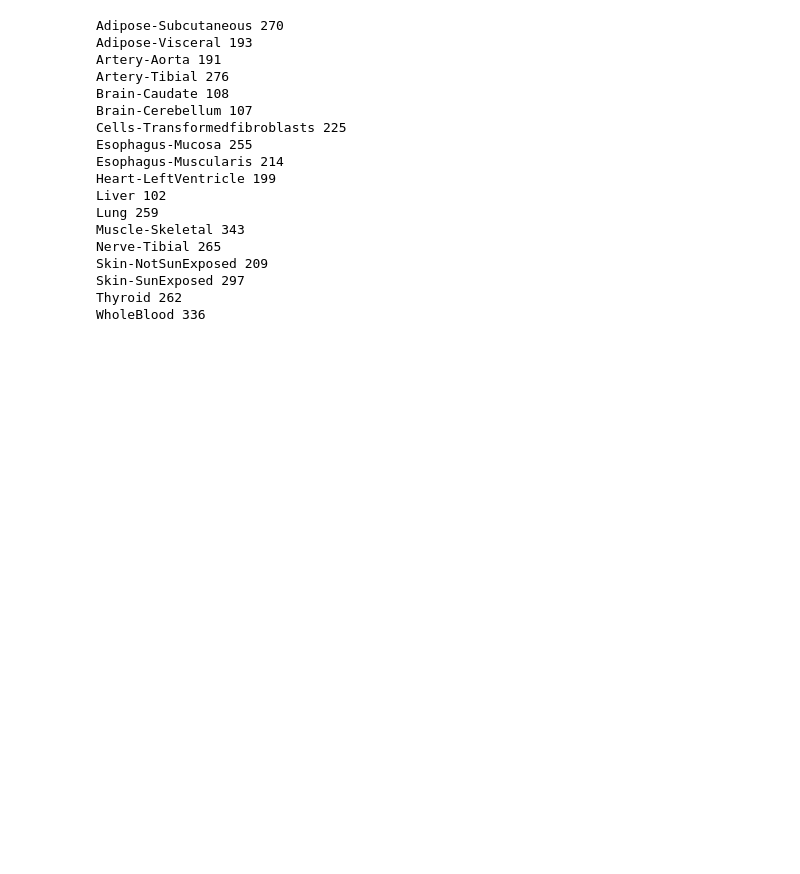
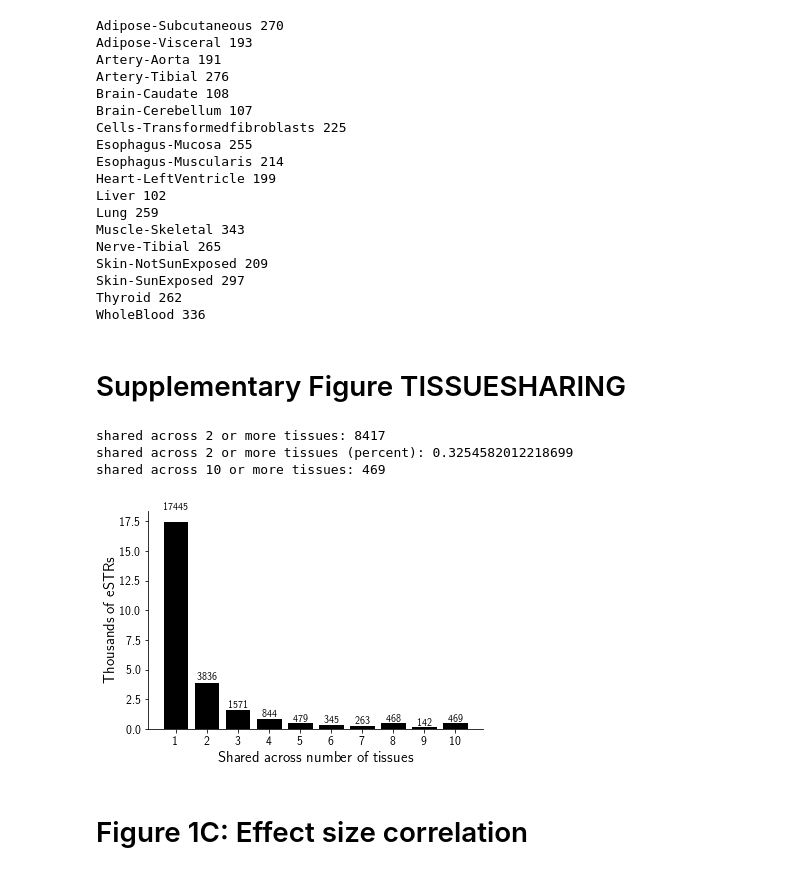
Before and after one commit to gymreklab/gtex-estrs-paper, a Jupyter notebook: Figures/eSTR-GTEx-Figure1.ipynb, the cells around one changed output. Cells and saved outputs as stored; diff of their text form; code cells hidden in the pictures; blank space fills up the shorter version.

```diff
--- a/Figures/eSTR-GTEx-Figure1.ipynb
+++ b/Figures/eSTR-GTEx-Figure1.ipynb
@@ -210,3 +277,5 @@ Skin-NotSunExposed 209
 Skin-SunExposed 297
 Thyroid 262
 WholeBlood 336
+# %% [markdown]
+# Supplementary Figure TISSUESHARING
@@ -212,0 +297,44 @@ WholeBlood 336
+# %%
+counts = []
+for i in range(1, 11):
+    if i == 10:
+        counts.append(alldata[alldata["num.tissues"]>=i].shape[0])
+    else: counts.append(alldata[alldata["num.tissues"]==i].shape[0])
+# %%
+fig = plt.figure()
+ax = fig.add_subplot(111)
+ax.spines['right'].set_visible(False)
+ax.spines['top'].set_visible(False)
+ax.yaxis.set_ticks_position('left')
+ax.xaxis.set_ticks_position('bottom')
+
+countsbar = ax.bar(range(1, 11), counts, color="black")
+ax.set_xticks(range(1, 11))
+ax.set_xticklabels([int(x) for x in ax.get_xticks()], size=12);
+ax.set_yticklabels([int(x)/1000 for x in ax.get_yticks()], size=12);
+ax.set_xlabel("Shared across number of tissues", size=15)
+ax.set_ylabel("Thousands of eSTRs", size=15);
+
+# Add text
+def autolabel(rects):
+    """
+    Attach a text label above each bar displaying its height
+    """
+    for rect in rects:
+        height = rect.get_height()
+        ax.text(rect.get_x() + rect.get_width()/2., 1.05*height,
+                '%d' % int(height),
+                ha='center', va='bottom')
+autolabel(countsbar)
+if SAVEPLOT: fig.savefig(os.path.join(RESULTSDIR,"SuppFig_TISSUESHARING.pdf"))
+
+print("shared across 2 or more tissues: %s"%alldata[alldata["num.tissues"]>=2].shape[0])
+print("shared across 2 or more tissues (percent): %s"%(alldata[alldata["num.tissues"]>=2].shape[0]*1.0/alldata.shape[0]))
+print("shared across 10 or more tissues: %s"%alldata[alldata["num.tissues"]>=10].shape[0])
+# %% [output]
+shared across 2 or more tissues: 8417
+shared across 2 or more tissues (percent): 0.3254582012218699
+shared across 10 or more tissues: 469
+[figure, added]
+# %% [markdown]
+# Figure 1C: Effect size correlation
```
Also changed, not shown: parts of 14 cells of this notebook, 3 other files.
